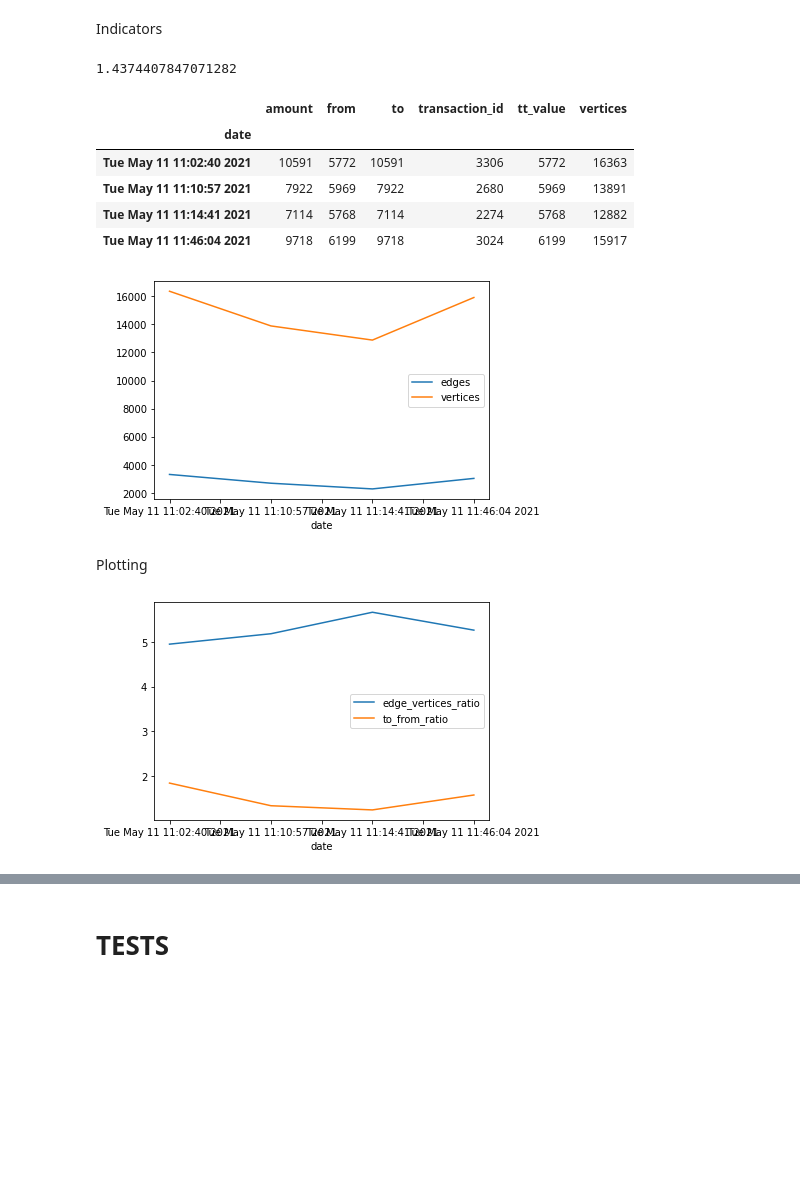
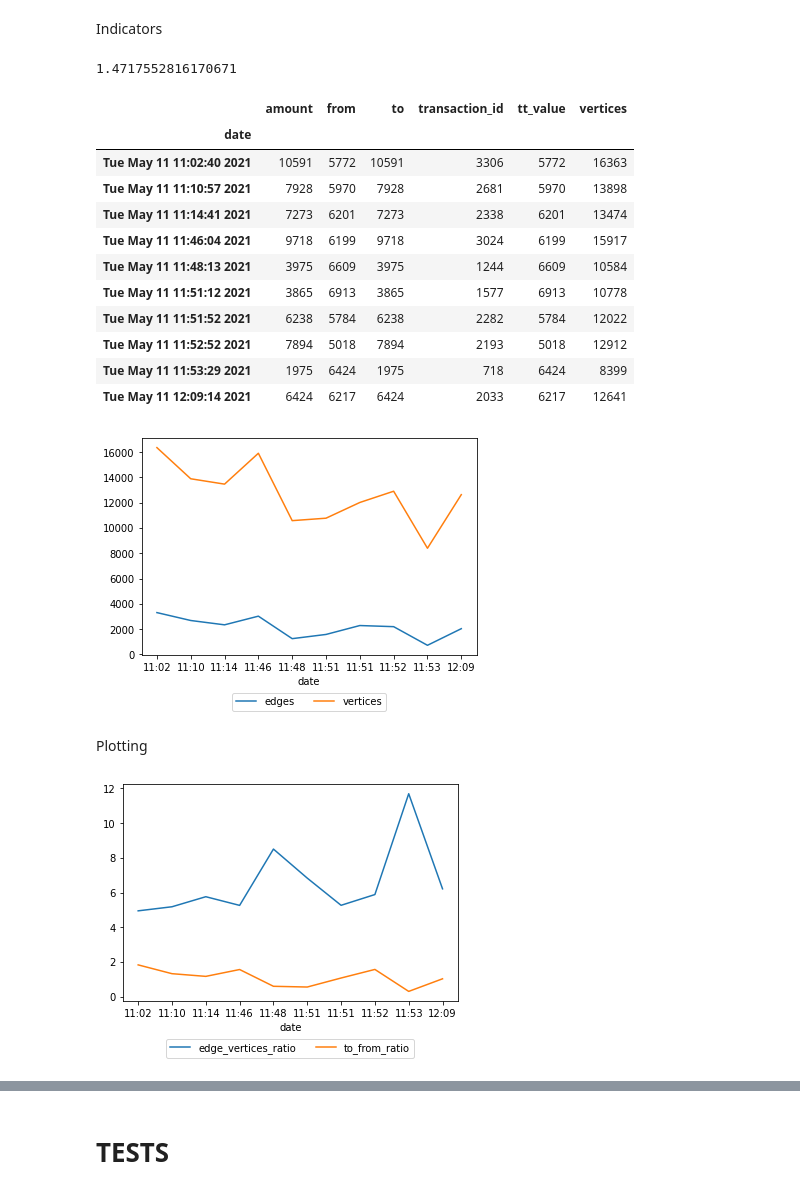
Before and after one commit to rkoprik/txs_graph, a Jupyter notebook: SoChain.ipynb, the cells around one changed output, grey strips where cells are left out. Saved outputs shown, nothing was run; the diff lists cells and outputs as text; code cells hidden in the pictures; blank space fills up the shorter version.

```diff
--- a/SoChain.ipynb
+++ b/SoChain.ipynb
@@ -8,4 +10,9 @@ https://chain.so/
 # %%
+#####################
+###### BITCOIN ######
+#####################
+
+
 # import packages
 import requests
 import tabulate
@@ -22,7 +29,7 @@ import datetime
 block_range = list(range(683093, 683200))
 
 r1 = 0
-r2 = 4
+r2 = 10
 size_block = range(r1, r2)
 
 # transaction info
@@ -126,6 +133,7 @@ df['date_form'] = date_form
 df = df.drop(columns = 'date')
 df = df.rename(columns = {'date_form': 'date'}, inplace = False)
 
+df.to_csv("BTC_df.csv")
 df
 # %% [output]
 A value is trying to be set on a copy of a slice from a DataFrame.
@@ -191,29 +199,41 @@ to_from_ratio
 
 
 #relative growth rate
+## DONT THINK WE USE THIS ONE!
 # %% [output]
-1.4374407847071282
+1.4717552816170671
 # %%
 import matplotlib.pyplot as plt
 
 # summarizes df
 df_solution = df.pivot_table(index=['date'], aggfunc='count')
 # creates new var with vertices
 df_solution['vertices'] = df_solution['to'] + df_solution['from']
 # consolidated edges and vertices data
 df_egd_vert = pd.DataFrame({'edges': df_solution.transaction_id, 'vertices': df_solution.vertices})
 # plot
-df_egd_vert.plot()
+plot1 = df_egd_vert.plot()
+  # rename ticks
+plt.xticks(np.arange(0, 10), ['11:02', '11:10', '11:14', '11:46', '11:48', '11:51', '11:51', '11:52', '11:53', '12:09'])
+  # legend loc
+plt.legend(loc="upper center", bbox_to_anchor=(0.5, -0.15), ncol= 2)
+  # save
 plt.savefig('egdes_vertices.png', dpi = 300, transparent=True)
 df_solution
 # %% [output]
 |  | amount | from | to | transaction_id | tt_value | vertices |
 | date |  |  |  |  |  |  |
 | Tue May 11 11:02:40 2021 | 10591 | 5772 | 10591 | 3306 | 5772 | 16363 |
-| Tue May 11 11:10:57 2021 | 7922 | 5969 | 7922 | 2680 | 5969 | 13891 |
-| Tue May 11 11:14:41 2021 | 7114 | 5768 | 7114 | 2274 | 5768 | 12882 |
+| Tue May 11 11:10:57 2021 | 7928 | 5970 | 7928 | 2681 | 5970 | 13898 |
+| Tue May 11 11:14:41 2021 | 7273 | 6201 | 7273 | 2338 | 6201 | 13474 |
 | Tue May 11 11:46:04 2021 | 9718 | 6199 | 9718 | 3024 | 6199 | 15917 |
+| Tue May 11 11:48:13 2021 | 3975 | 6609 | 3975 | 1244 | 6609 | 10584 |
+| Tue May 11 11:51:12 2021 | 3865 | 6913 | 3865 | 1577 | 6913 | 10778 |
+| Tue May 11 11:51:52 2021 | 6238 | 5784 | 6238 | 2282 | 5784 | 12022 |
+| Tue May 11 11:52:52 2021 | 7894 | 5018 | 7894 | 2193 | 5018 | 12912 |
+| Tue May 11 11:53:29 2021 | 1975 | 6424 | 1975 | 718 | 6424 | 8399 |
+| Tue May 11 12:09:14 2021 | 6424 | 6217 | 6424 | 2033 | 6217 | 12641 |
-[figure, old version]
+[figure, new version]
 # %% [markdown]
 Plotting
 # %%
@@ -225,6 +245,11 @@ df_solution['to_from_ratio'] = df_solution['to'] / df_solution['from']
 df_ratios = pd.DataFrame({'edge_vertices_ratio': df_solution.edge_vertices_ratio, 'to_from_ratio': df_solution.to_from_ratio})
 # plot
 df_ratios.plot()
+  # rename ticks
+plt.xticks(np.arange(0, 10), ['11:02', '11:10', '11:14', '11:46', '11:48', '11:51', '11:51', '11:52', '11:53', '12:09'])
+  # legend loc
+plt.legend(loc="upper center", bbox_to_anchor=(0.5, -0.15), ncol= 2)
+  # save
 plt.savefig('ratios.png', dpi = 300, transparent=True)
 # %% [output]
-[figure, old version]
+[figure, new version]
```
Also changed, not shown: parts of 55 cells of this notebook.
